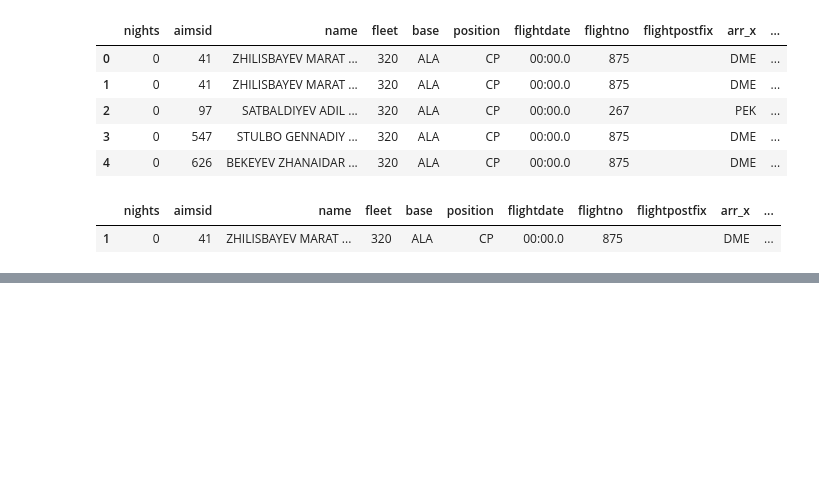
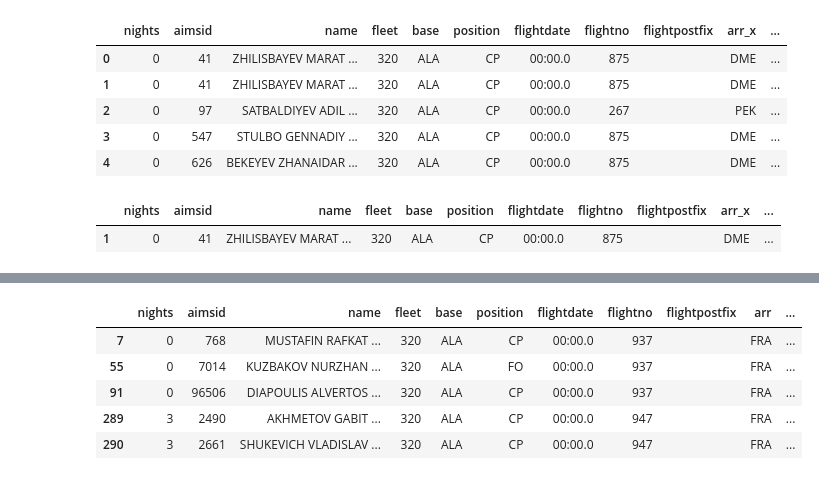
Before and after one commit to achilovahello/ala-airbus, a Jupyter notebook: airbus_ala.ipynb, the cells around one changed output, grey strips where cells are left out. Saved outputs shown, nothing was run; the diff lists cells and outputs as text; code cells hidden in the pictures; blank space fills up the shorter version.

```diff
--- a/airbus_ala.ipynb
+++ b/airbus_ala.ipynb
@@ -378,0 +294,11 @@ DME_PEK_IST=DME_PEK_IST.drop_duplicates()
+# %%
+FRA=ala[ala['arr'].str.strip()=='FRA']
+# %%
+FRA.head()
+# %% [output]
+|  | nights | aimsid | name | fleet | base | position | flightdate | flightno | flightpostfix | arr | ... |
+| 7 | 0 | 768 | MUSTAFIN RAFKAT ... | 320 | ALA | CP | 00:00.0 | 937 |  | FRA | ... |
+| 55 | 0 | 7014 | KUZBAKOV NURZHAN ... | 320 | ALA | FO | 00:00.0 | 937 |  | FRA | ... |
+| 91 | 0 | 96506 | DIAPOULIS ALVERTOS ... | 320 | ALA | CP | 00:00.0 | 937 |  | FRA | ... |
+| 289 | 3 | 2490 | AKHMETOV GABIT ... | 320 | ALA | CP | 00:00.0 | 947 |  | FRA | ... |
+| 290 | 3 | 2661 | SHUKEVICH VLADISLAV ... | 320 | ALA | CP | 00:00.0 | 947 |  | FRA | ... |
```
Also changed, not shown: parts of 58 cells of this notebook.
